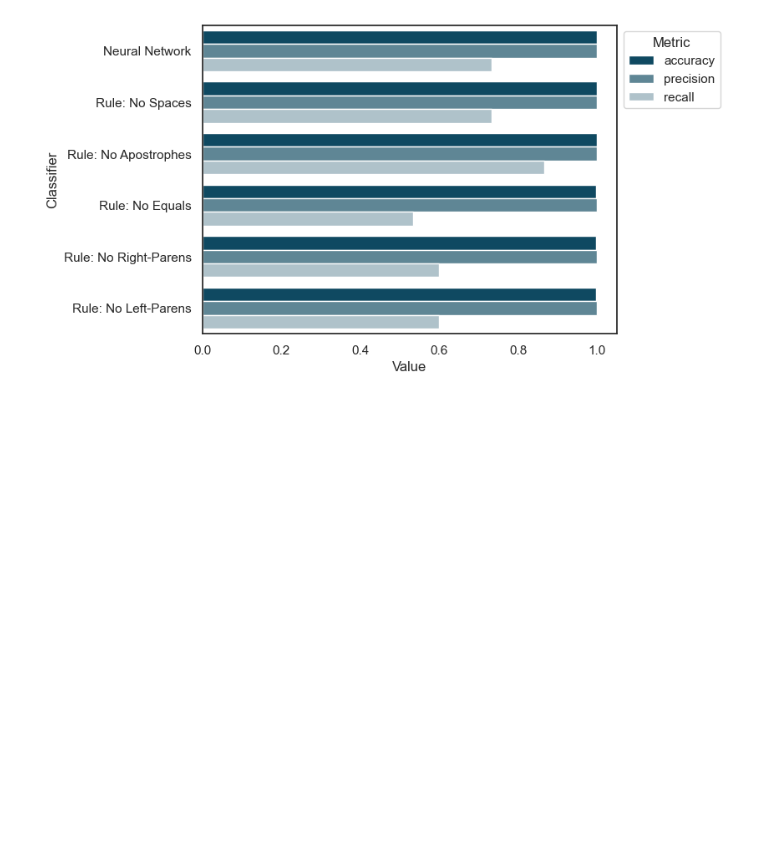
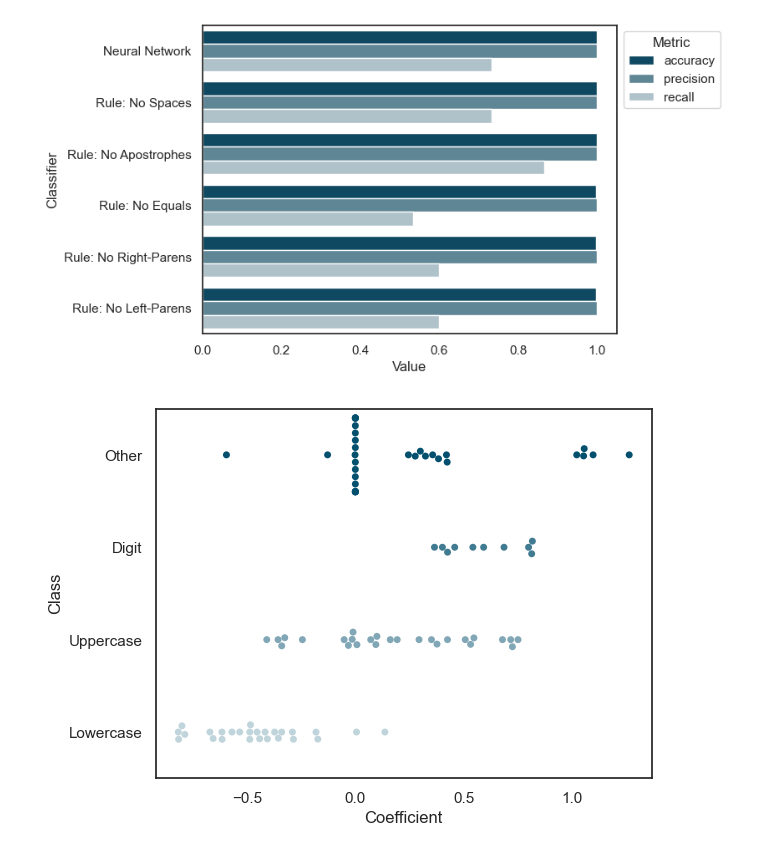
Before and after one commit to jdwhitaker/hybrid-vigor, a Jupyter notebook: main.ipynb, the cells around one changed output. Drawn from its saved outputs; the diff is of its cells as text; code cells hidden in the pictures; blank space fills up the shorter version.

```diff
--- a/main.ipynb
+++ b/main.ipynb
@@ -237,3 +237,40 @@ ax.get_figure().savefig('classifier-performance.png', dpi=1024, bbox_inches="tig
 {'classifier': RightParenthesisClassifier(), 'tn': 2844, 'fp': 0, 'fn': 6, 'tp': 9, 'accuracy': 0.9979013641133263, 'precision': 1.0, 'recall': 0.6}
 {'classifier': LeftParenthesisClassifier(), 'tn': 2844, 'fp': 0, 'fn': 6, 'tp': 9, 'accuracy': 0.9979013641133263, 'precision': 1.0, 'recall': 0.6}
 [figure]
+# %%
+character_classes = []
+for i in range(len(nn_classifier.coefs_[0])):
+    coefficient = nn_classifier.coefs_[0][i][0]
+    index = i + 0x20
+    if index < ord('0'):
+        character_classes.append(('Other', coefficient))
+    elif index <= ord('9'):
+        character_classes.append(('Digit', coefficient))
+    elif index < ord('A'):
+        character_classes.append(('Other', coefficient))
+    elif index <= ord('Z'):
+        character_classes.append(('Uppercase', coefficient))
+    elif index < ord('a'):
+        character_classes.append(('Other', coefficient))
+    elif index <= ord('z'):
+        character_classes.append(('Lowercase', coefficient))
+    else:
+        character_classes.append(('Other', coefficient))
+
+df_character_classes = pd.DataFrame(character_classes, columns = ["Class", "Coefficient"])
+
+
+
+colors = ["#ffffff", "#024f6e"][::-1]
+sns.set_theme(style='white')
+palette = sns.blend_palette(colors, n_colors=5)
+
+fig = sns.swarmplot(
+    data=df_character_classes,
+    x="Coefficient",
+    y="Class",
+    palette=palette
+).get_figure()
+fig.savefig('character-class-coefficients.png', dpi=1024, bbox_inches="tight")
+# %% [output]
+[figure, added]
```
Also changed, not shown: 1 other file.
